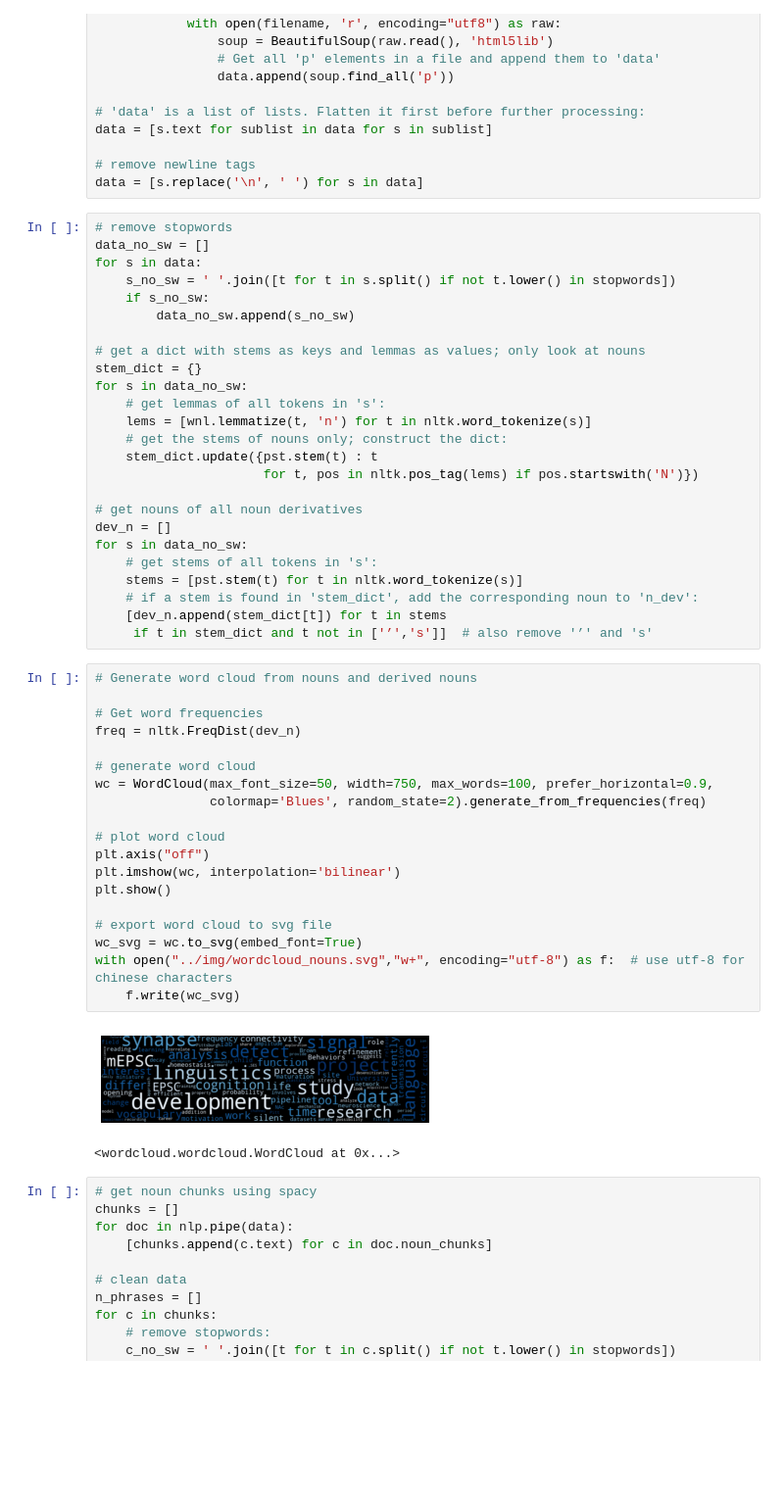
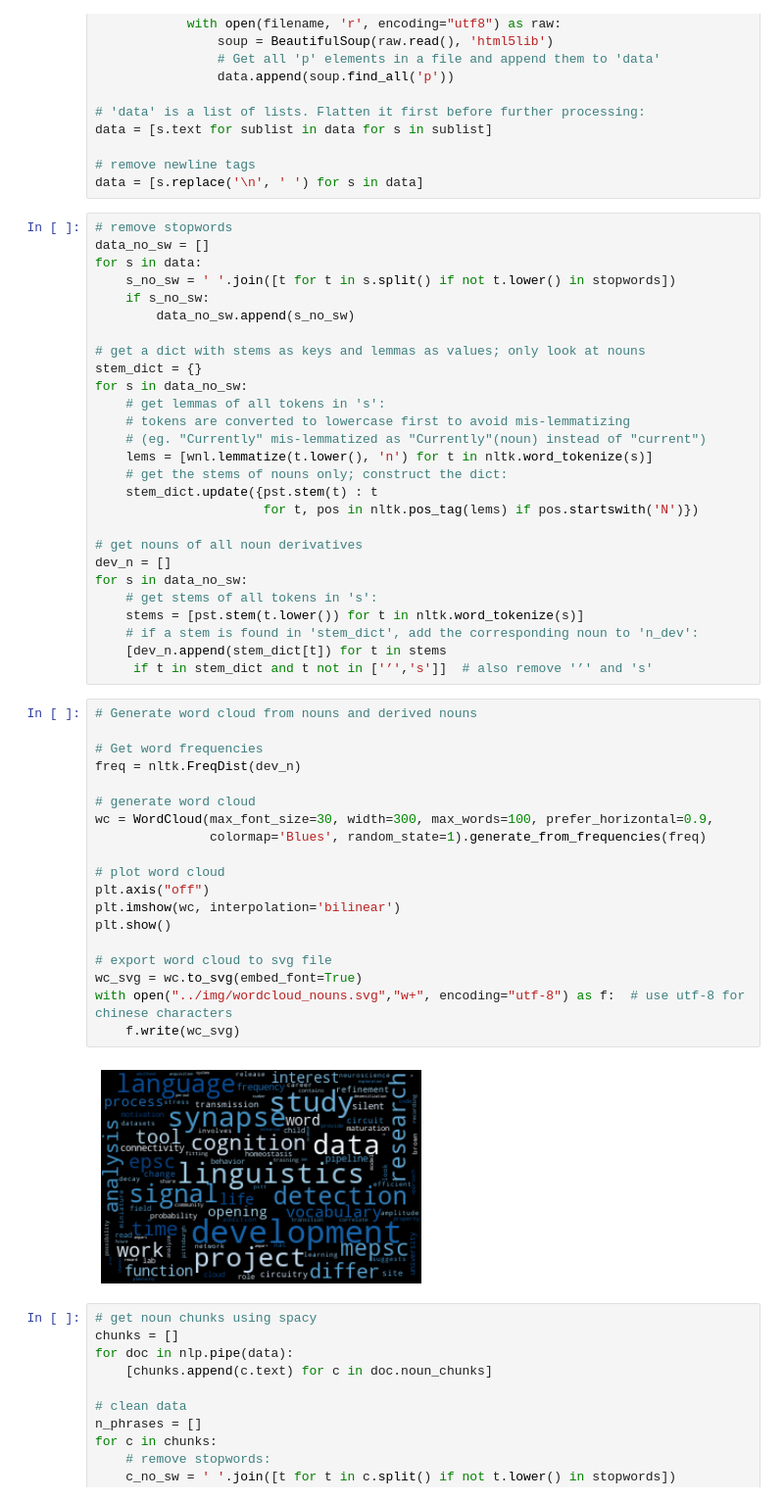
Before and after one commit to manhowong/manhowong.github.io, a Jupyter notebook: etc/wordcloud.ipynb, the cells around one changed output. Shown: that part at 98% size. Saved outputs shown, nothing was run; the diff lists cells and outputs as text; blank space fills up the shorter version.

Commit message:
resized wordclouds

```diff
--- a/etc/wordcloud.ipynb
+++ b/etc/wordcloud.ipynb
@@ -56,7 +56,9 @@ for s in data:
 stem_dict = {}
 for s in data_no_sw:
     # get lemmas of all tokens in 's':
-    lems = [wnl.lemmatize(t, 'n') for t in nltk.word_tokenize(s)]
+    # tokens are converted to lowercase first to avoid mis-lemmatizing
+    # (eg. "Currently" mis-lemmatized as "Currently"(noun) instead of "current")
+    lems = [wnl.lemmatize(t.lower(), 'n') for t in nltk.word_tokenize(s)]
     # get the stems of nouns only; construct the dict:
     stem_dict.update({pst.stem(t) : t
                       for t, pos in nltk.pos_tag(lems) if pos.startswith('N')})
@@ -65,32 +67,31 @@ for s in data_no_sw:
 dev_n = []
 for s in data_no_sw:
     # get stems of all tokens in 's':
-    stems = [pst.stem(t) for t in nltk.word_tokenize(s)]
+    stems = [pst.stem(t.lower()) for t in nltk.word_tokenize(s)]
     # if a stem is found in 'stem_dict', add the corresponding noun to 'n_dev':
     [dev_n.append(stem_dict[t]) for t in stems
      if t in stem_dict and t not in ['’','s']]  # also remove '’' and 's'
 # %%
 # Generate word cloud from nouns and derived nouns
 
 # Get word frequencies
 freq = nltk.FreqDist(dev_n)
 
 # generate word cloud
-wc = WordCloud(max_font_size=50, width=750, max_words=100, prefer_horizontal=0.9,
-               colormap='Blues', random_state=2).generate_from_frequencies(freq)
+wc = WordCloud(max_font_size=30, width=300, max_words=100, prefer_horizontal=0.9,
+               colormap='Blues', random_state=1).generate_from_frequencies(freq)
 
 # plot word cloud
 plt.axis("off")
 plt.imshow(wc, interpolation='bilinear')
 plt.show()
 
 # export word cloud to svg file
 wc_svg = wc.to_svg(embed_font=True)
 with open("../img/wordcloud_nouns.svg","w+", encoding="utf-8") as f:  # use utf-8 for chinese characters
     f.write(wc_svg)
 # %% [output]
-[figure, old version]
+[figure, new version]
-<wordcloud.wordcloud.WordCloud at 0x...>
 # %%
 # get noun chunks using spacy
 chunks = []
```
Also changed, not shown: parts of 1 cell of this notebook, 4 other files.
